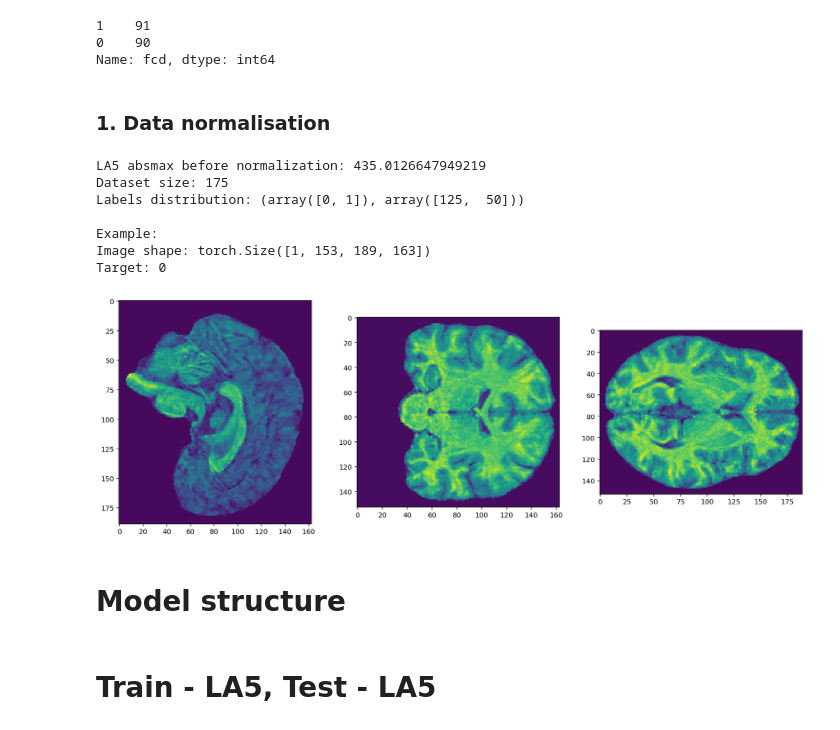
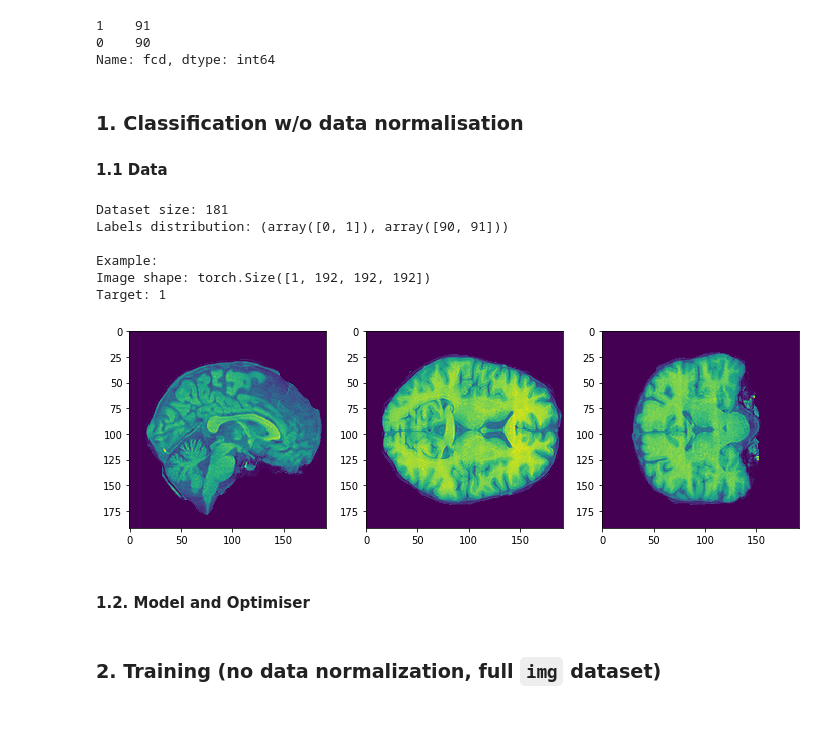
Before and after one commit to kondratevakate/mri-epilepsy-diagnosis, a Jupyter notebook: classification/baseline_sample_classification.ipynb, the cells around one changed output. Drawn from its saved outputs; the diff is of its cells as text; code cells hidden in the pictures.

Commit message:
classification models are started

```diff
--- a/classification/baseline_sample_classification.ipynb
+++ b/classification/baseline_sample_classification.ipynb
@@ -61,39 +59,27 @@ soloviev_data.target.value_counts()
 1    91
 0    90
 Name: fcd, dtype: int64
-# %% [markdown]
-### 1. Data normalisation
+# %% [markdown]
+### 1. Classification w/o data normalisation
+
+#### 1.1 Data
 # %%
-la5_absmax = 435.0126647949219 # get_absmax(la5_dataset)
-la5_dataset.transform = functools.partial(AbsMaxScale, absmax=la5_absmax)
-
-transform = transforms.Compose([
-    BrightnessContrast(),
-    GaussNoise(),
-#     Rotate(),
-#     HorizontalFlip(),
-#     Gaussian_blur(),
-    ToTensor(),
-])
-la5_dataset.transform = transform
-print("LA5 absmax before normalization: {}".format(la5_absmax))
-print("Dataset size: {}".format(len(la5_dataset)))
-print("Labels distribution: {}\n".format(np.unique(la5_dataset.labels, return_counts=True)))
+print("Dataset size: {}".format(len(soloviev_data)))
+print("Labels distribution: {}\n".format(np.unique(soloviev_data.target, return_counts=True)))
 
 print("Example:")
-img, target = la5_dataset[0]
+img, target, scan = soloviev_data[1]
 print("Image shape: {}".format(img.shape))
 print("Target: {}".format(target))
-viz_tools.plot_central_cuts(img)
+plot_central_cuts(img)
 # %% [output]
-LA5 absmax before normalization: 435.0126647949219
-Dataset size: 175
-Labels distribution: (array([0, 1]), array([125,  50]))
+Dataset size: 181
+Labels distribution: (array([0, 1]), array([90, 91]))
 
 Example:
-Image shape: torch.Size([1, 153, 189, 163])
-Target: 0
+Image shape: torch.Size([1, 192, 192, 192])
+Target: 1
-[figure, old version]
+[figure, new version]
-# %% [markdown]
-# Model structure
+# %% [markdown]
+#### 1.2. Model and Optimiser
 # %%
@@ -125,6 +112,6 @@ def create_model_opt(model_load_path=None, transfer=False):
     return model, opt
-# %% [markdown]
-# Train - LA5, Test - LA5
+# %% [markdown]
+### 2. Training (no data normalization, full `img` dataset)
 # %%
 %%time
 cv = StratifiedKFold(n_splits=5, shuffle=True, random_state=42)
```
Also changed, not shown: parts of 6 cells of this notebook, 4 other files.
